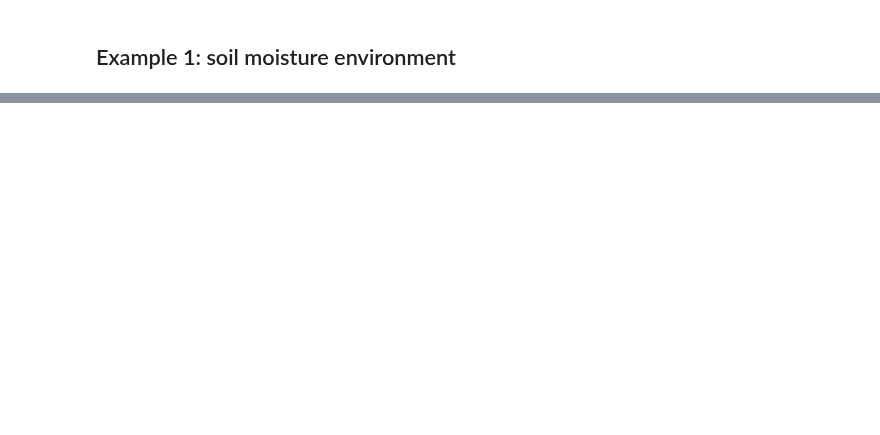
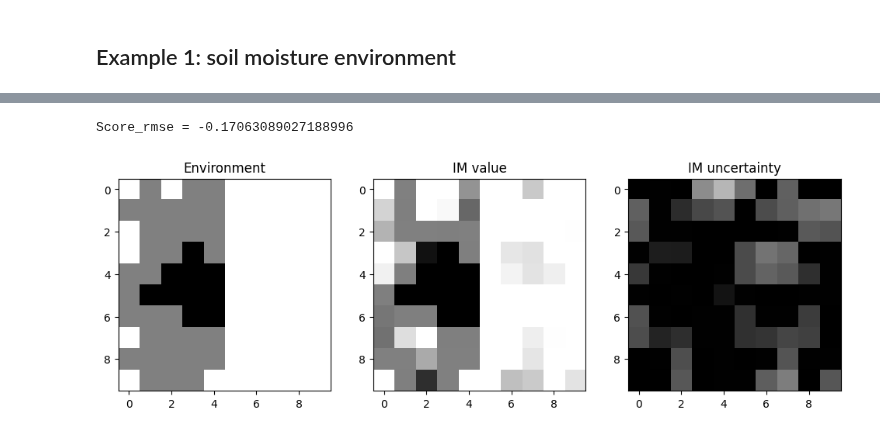
Before and after one commit to lboloni/WaterberryFarms, a Jupyter notebook: notebooks/IM-experiments.ipynb, the cells around one changed output, grey strips where cells are left out. Cells and saved outputs as stored; diff of their text form; code cells hidden in the pictures; blank space fills up the shorter version.

```diff
--- a/notebooks/IM-experiments.ipynb
+++ b/notebooks/IM-experiments.ipynb
@@ -25,14 +26,15 @@ from InformationModel import im_score, im_score_rmse, im_score_rmse_weighted
 
 logging.basicConfig(level=logging.WARNING)
 # %%
+# utility function to visualize both the environment and the information model
 def visualize_env_im(env, im):
     fig, (axenv, aximval, aximunc) = plt.subplots(1, 3, figsize = (12, 4))
     axenv.imshow(env.value, vmin=0, vmax=1.0, cmap="gray")
     axenv.set_title("Environment")
     aximval.imshow(im.value, vmin=0, vmax=1.0, cmap="gray")
-    axenv.set_title("IM value")
+    aximval.set_title("IM value")
     aximunc.imshow(im.uncertainty, vmin=0, vmax=1.0, cmap="gray")
-    axenv.set_title("IM uncertainty")
+    aximunc.set_title("IM uncertainty")
 # %% [markdown]
 ## Example 1: soil moisture environment
 # %%
@@ -70,0 +114,20 @@ print(f"Score_rmse_weighted = {score_rmse_weighted}")
+# %%
+# generate a series random observations
+observations = []
+for i in range(100):
+    x = random.randint(0, env.width-1)
+    y = random.randint(0, env.height-1)
+    value = env.value[x,y]
+    obs = {"x": x, "y": y, "value": value}
+    observations.append(obs)
+# %%
+im = GaussianProcessScalarFieldIM(env.width, env.height)
+for obs in observations:
+    im.add_observation(obs)
+im.proceed(1)
+visualize_env_im(env, im)
+score_rmse = im_score_rmse(im, env)
+print(f"Score_rmse = {score_rmse}")
+# %% [output]
+Score_rmse = -0.17063089027188996
+[figure, added]
```
Also changed, not shown: parts of 10 cells of this notebook, 3 other files.
